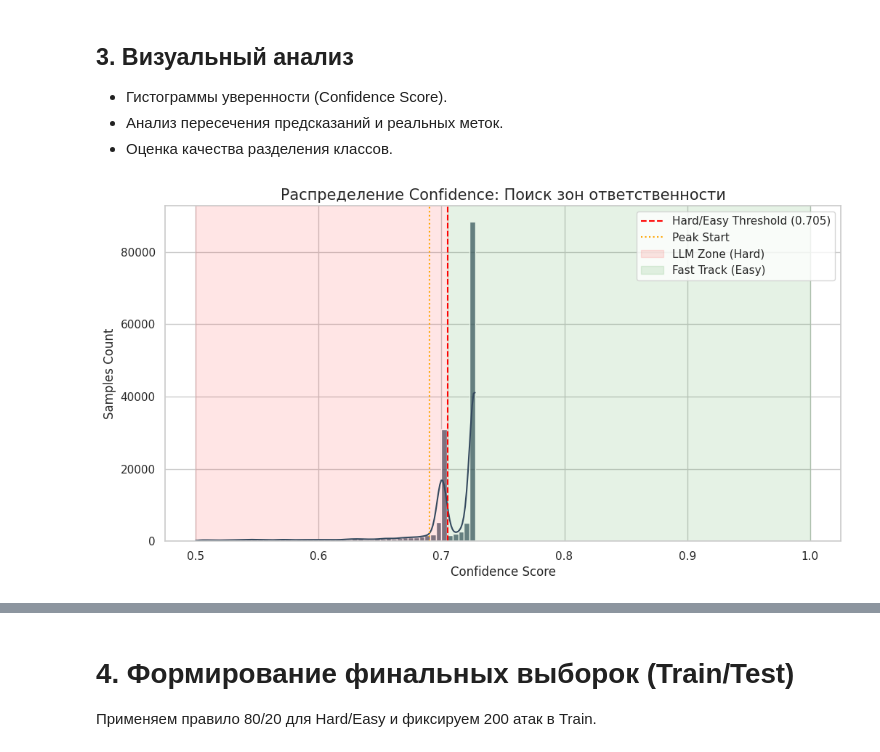
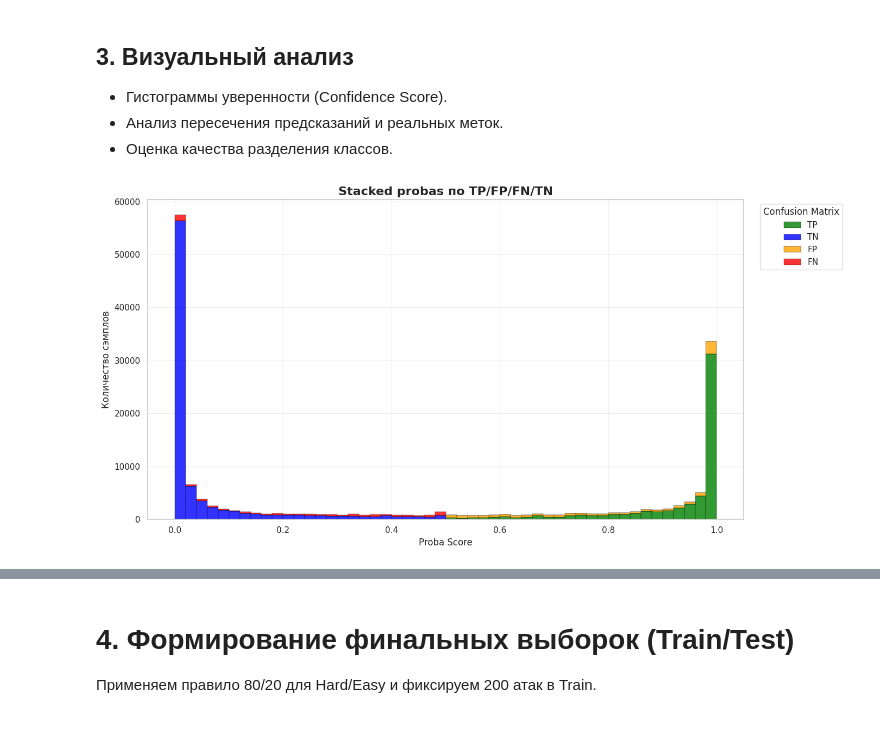
Before and after one commit to Artemmakanov/itmo_mlsd, a Jupyter notebook: research/notebooks/eda.ipynb, the cells around one changed output, grey strips where cells are left out. Cells and saved outputs as stored; diff of their text form; code cells hidden in the pictures.

Commit message:
replace bernoulli to multinomial

```diff
--- a/research/notebooks/eda.ipynb
+++ b/research/notebooks/eda.ipynb
@@ -56,14 +60,11 @@ print(f"Исходный датасет: {df.shape}")
 * Обучение калиброванного `BernoulliNB` для оценки уверенности модели.
 * Скоринг: разделение данных на "простые" и "сложные" примеры.
 # %%
-from sklearn.feature_extraction.text import CountVectorizer
-from scipy.sparse import csr_matrix
 
 print(f"Обработка {len(df)} строк...")
 
 # 2. Профессиональная векторизация (вместо create_features)
-# min_df=10 — это ваш min_freq, max_df=0.8 — это ваш top_percent
-vectorizer = CountVectorizer(binary=True, min_df=10, max_df=0.8)
+vectorizer = CountVectorizer(binary=True, min_df=3, max_df=0.8)
 X_sparse = vectorizer.fit_transform(df['text'])
 y_work = df['label'].values.astype(int)
 
@@ -74,13 +75,13 @@ X_train_c, X_test_c, y_train_c, y_test_c = train_test_split(
     X_sparse, y_work, test_size=0.2, random_state=42, stratify=y_work
 )
 
-base_model = BernoulliNB(alpha=1.0)
-calibrated_model = CalibratedClassifierCV(base_model, method='sigmoid', cv=5)
-calibrated_model.fit(X_train_c, y_train_c)
+nb = MultinomialNB(alpha=1.0)
+nb.fit(X_train_c, y_train_c)
 
 # 4. Скоринг (тоже мгновенно)
-full_proba = calibrated_model.predict_proba(X_sparse)
+full_proba = nb.predict_proba(X_sparse)
 df['confidence'] = np.max(full_proba, axis=1)
-df['pred'] = calibrated_model.predict(X_sparse)
+df['proba'] = full_proba[:, 1]
+df['pred'] = nb.predict(X_sparse).astype(bool)
 # %% [output]
 Обработка 161090 строк...
@@ -91,32 +92,45 @@ df['pred'] = calibrated_model.predict(X_sparse)
 * Анализ пересечения предсказаний и реальных меток.
 * Оценка качества разделения классов.
 # %%
-# --- ПАРАМЕТРЫ ДЛЯ ТЮНИНГА ---
-CONFIDENCE_THRESHOLD = 0.705
-PEAK_LEFT_BORDER = 0.69
-# -----------------------------
+# Колонка confusion matrix (если еще не создана)
+conditions = [
+    (df['label'] == 1) & (df['pred'] == 1),  # TP
+    (df['label'] == 1) & (df['pred'] == 0),  # FN
+    (df['label'] == 0) & (df['pred'] == 1),  # FP
+    (df['label'] == 0) & (df['pred'] == 0)   # TN
+]
+choices = ['TP', 'FN', 'FP', 'TN']
+df['confusion'] = np.select(conditions, choices)
 
-plt.figure(figsize=(12, 6))
-sns.histplot(df['confidence'], bins=50, kde=True, color='#34495e', alpha=0.7)
+# Исправленный stacked histogram через matplotlib plt.hist
+plt.figure(figsize=(14, 7))
 
-# Линии границ
-plt.axvline(CONFIDENCE_THRESHOLD, color='red', linestyle='--', label=f'Hard/Easy Threshold ({CONFIDENCE_THRESHOLD})')
-plt.axvline(PEAK_LEFT_BORDER, color='orange', linestyle=':', label='Peak Start')
+# Разделяем данные по категориям
+tp_data = df[df['confusion'] == 'TP']['proba']
+fn_data = df[df['confusion'] == 'FN']['proba']
+fp_data = df[df['confusion'] == 'FP']['proba']
+tn_data = df[df['confusion'] == 'TN']['proba']
 
-# Заливка зон для наглядности
-plt.axvspan(0.5, CONFIDENCE_THRESHOLD, color='red', alpha=0.1, label='LLM Zone (Hard)')
-plt.axvspan(CONFIDENCE_THRESHOLD, 1.0, color='green', alpha=0.1, label='Fast Track (Easy)')
+# Создаем bins для гистограммы
+bins = np.linspace(df['proba'].min(), df['proba'].max(), 51)
 
-plt.title('Распределение Confidence: Поиск зон ответственности', fontsize=15)
-plt.xlabel('Confidence Score')
-plt.ylabel('Samples Count')
-plt.legend()
-plt.savefig('confidence_distribution.png')
+# Строим stacked histogram
+plt.hist([tp_data, tn_data, fp_data, fn_data],
+         bins=bins,
+         label=['TP', 'TN', 'FP', 'FN'],
+         stacked=True,
+         color=['green', 'blue', 'orange', 'red'],
+         alpha=0.8,
+         edgecolor='black',
+         linewidth=0.3)
+
+plt.title('Stacked probas по TP/FP/FN/TN', fontsize=16, fontweight='bold')
+plt.xlabel('Proba Score', fontsize=12)
+plt.ylabel('Количество сэмплов', fontsize=12)
+plt.legend(title='Confusion Matrix', bbox_to_anchor=(1.02, 1), loc='upper left')
+plt.grid(True, alpha=0.3)
+plt.tight_layout()
+plt.savefig('proba_stacked.png', dpi=300, bbox_inches='tight')
 plt.show()
-
-# Метрики для быстрой проверки
-print("Метрики для Easy зоны (то, что отсекается Байесом):")
-print(classification_report(df[df.confidence >= CONFIDENCE_THRESHOLD].label,
-                            df[df.confidence >= CONFIDENCE_THRESHOLD].pred))
 # %% [output]
-[figure, old version]
+[figure, new version]
```
Also changed, not shown: parts of 10 cells of this notebook, 11 other files.
